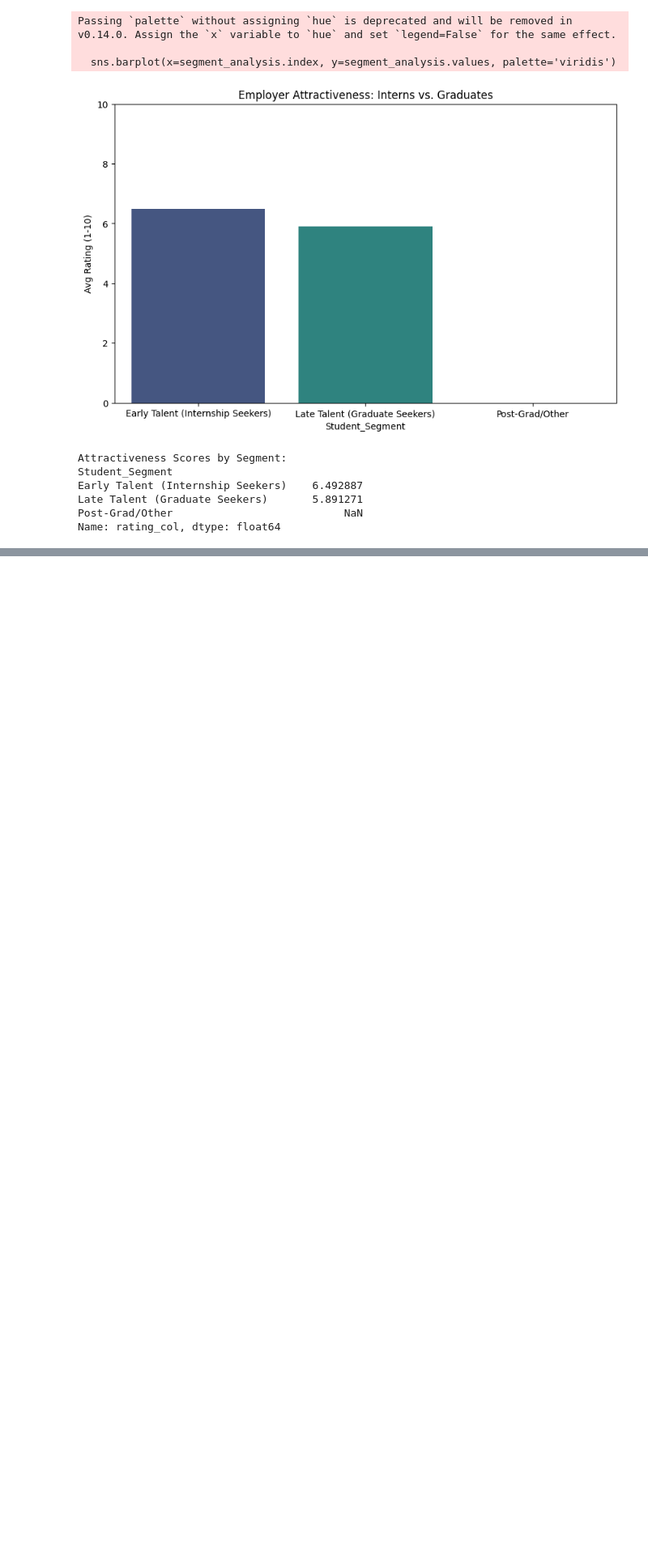
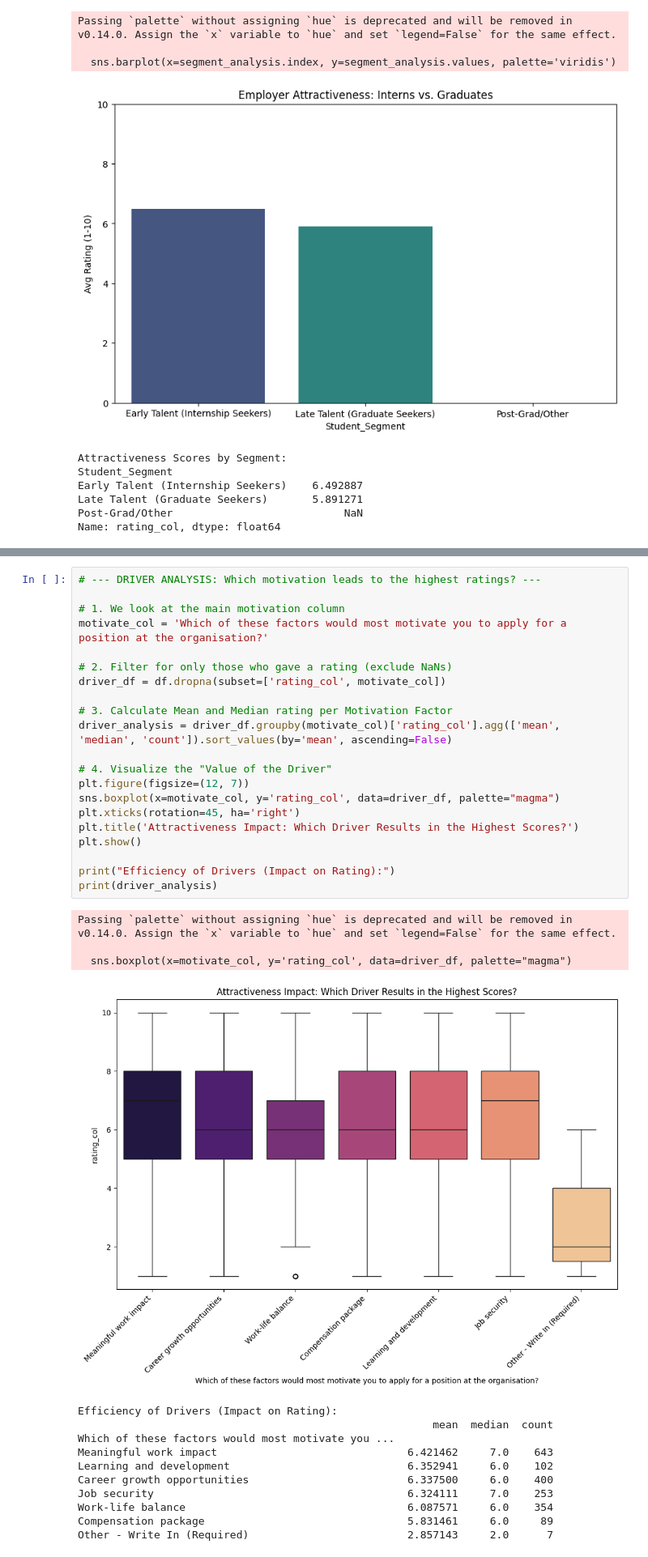
Before and after one commit to yijiesoo/Datathon-2026-LeiGaGa, a Jupyter notebook: src/main.ipynb, the cells around one changed output, grey strips where cells are left out. Shown at 81% size. Drawn from its saved outputs; the diff is of its cells as text; blank space fills up the shorter version.

```diff
--- a/src/main.ipynb
+++ b/src/main.ipynb
@@ -286,0 +364,36 @@ Name: rating_col, dtype: float64
+# %%
+# --- DRIVER ANALYSIS: Which motivation leads to the highest ratings? ---
+
+# 1. We look at the main motivation column
+motivate_col = 'Which of these factors would most motivate you to apply for a position at the organisation?'
+
+# 2. Filter for only those who gave a rating (exclude NaNs)
+driver_df = df.dropna(subset=['rating_col', motivate_col])
+
+# 3. Calculate Mean and Median rating per Motivation Factor
+driver_analysis = driver_df.groupby(motivate_col)['rating_col'].agg(['mean', 'median', 'count']).sort_values(by='mean', ascending=False)
+
+# 4. Visualize the "Value of the Driver"
+plt.figure(figsize=(12, 7))
+sns.boxplot(x=motivate_col, y='rating_col', data=driver_df, palette="magma")
+plt.xticks(rotation=45, ha='right')
+plt.title('Attractiveness Impact: Which Driver Results in the Highest Scores?')
+plt.show()
+
+print("Efficiency of Drivers (Impact on Rating):")
+print(driver_analysis)
+# %% [output]
+Passing `palette` without assigning `hue` is deprecated and will be removed in v0.14.0. Assign the `x` variable to `hue` and set `legend=False` for the same effect.
+
+  sns.boxplot(x=motivate_col, y='rating_col', data=driver_df, palette="magma")
+[figure, added]
+Efficiency of Drivers (Impact on Rating):
+                                                        mean  median  count
+Which of these factors would most motivate you ...
+Meaningful work impact                              6.421462     7.0    643
+Learning and development                            6.352941     6.0    102
+Career growth opportunities                         6.337500     6.0    400
+Job security                                        6.324111     7.0    253
+Work-life balance                                   6.087571     6.0    354
+Compensation package                                5.831461     6.0     89
+Other - Write In (Required)                         2.857143     2.0      7
```
Also changed, not shown: parts of 11 cells of this notebook.
